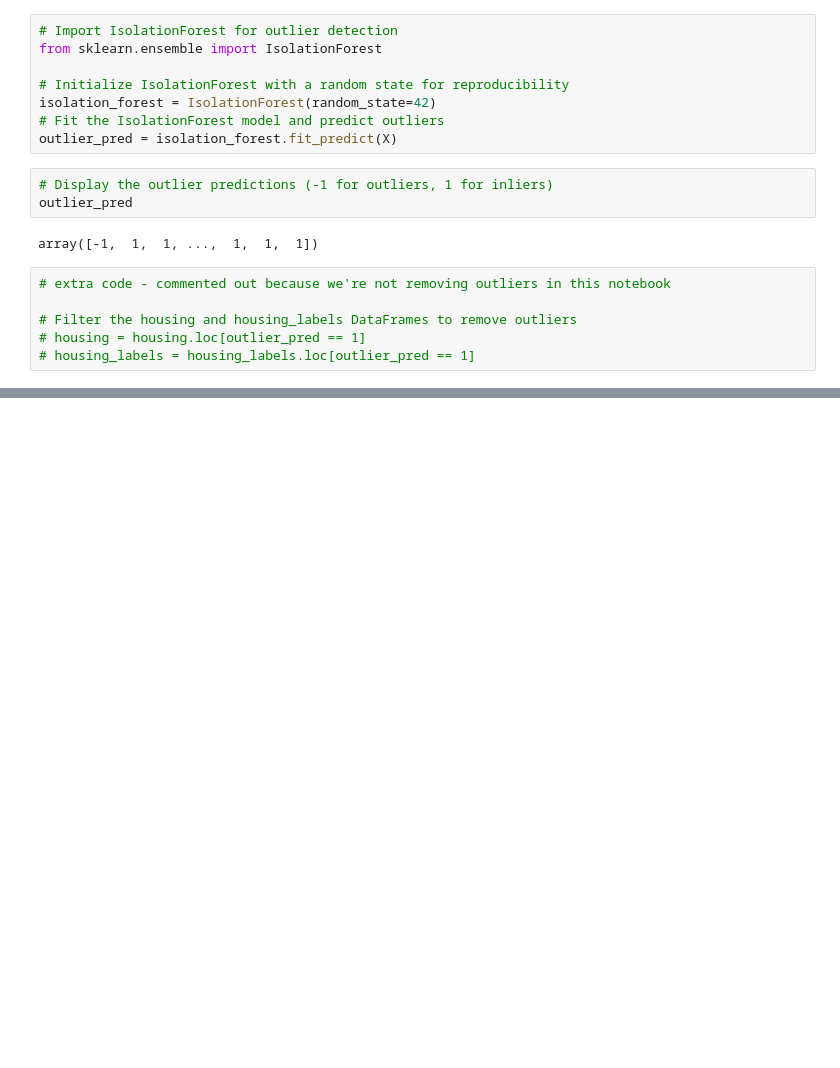
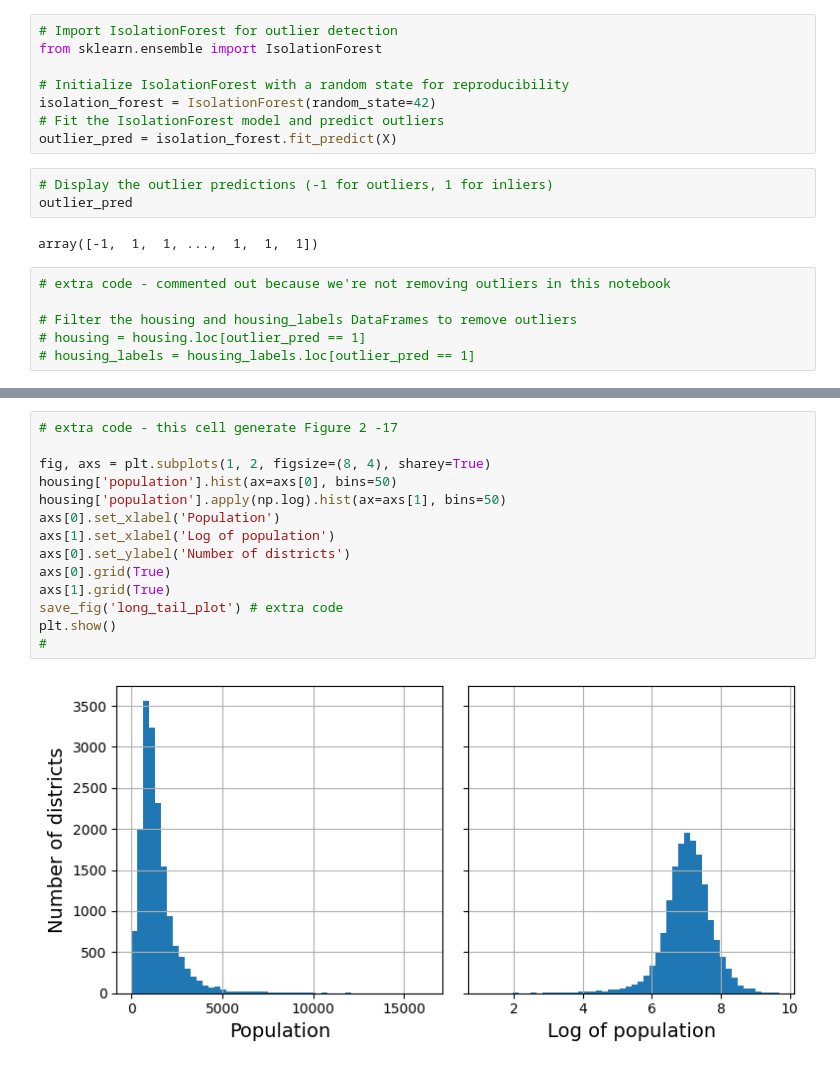
Before and after one commit to Saifullah785/hands-on-ml-notes-practice, a Jupyter notebook: chapter_02_end_to_end_machine_learning_project.ipynb, the cells around one changed output, grey strips where cells are left out. Cells and saved outputs as stored; diff of their text form; blank space fills up the shorter version.

```diff
--- a/chapter_02_end_to_end_machine_learning_project.ipynb
+++ b/chapter_02_end_to_end_machine_learning_project.ipynb
@@ -672,0 +848,16 @@ array([-1,  1,  1, ...,  1,  1,  1])
+# %%
+# extra code - this cell generate Figure 2 -17
+
+fig, axs = plt.subplots(1, 2, figsize=(8, 4), sharey=True)
+housing['population'].hist(ax=axs[0], bins=50)
+housing['population'].apply(np.log).hist(ax=axs[1], bins=50)
+axs[0].set_xlabel('Population')
+axs[1].set_xlabel('Log of population')
+axs[0].set_ylabel('Number of districts')
+axs[0].grid(True)
+axs[1].grid(True)
+save_fig('long_tail_plot') # extra code
+plt.show()
+#
+# %% [output]
+[figure, added]
```
Also changed, not shown: parts of 30 cells of this notebook.
